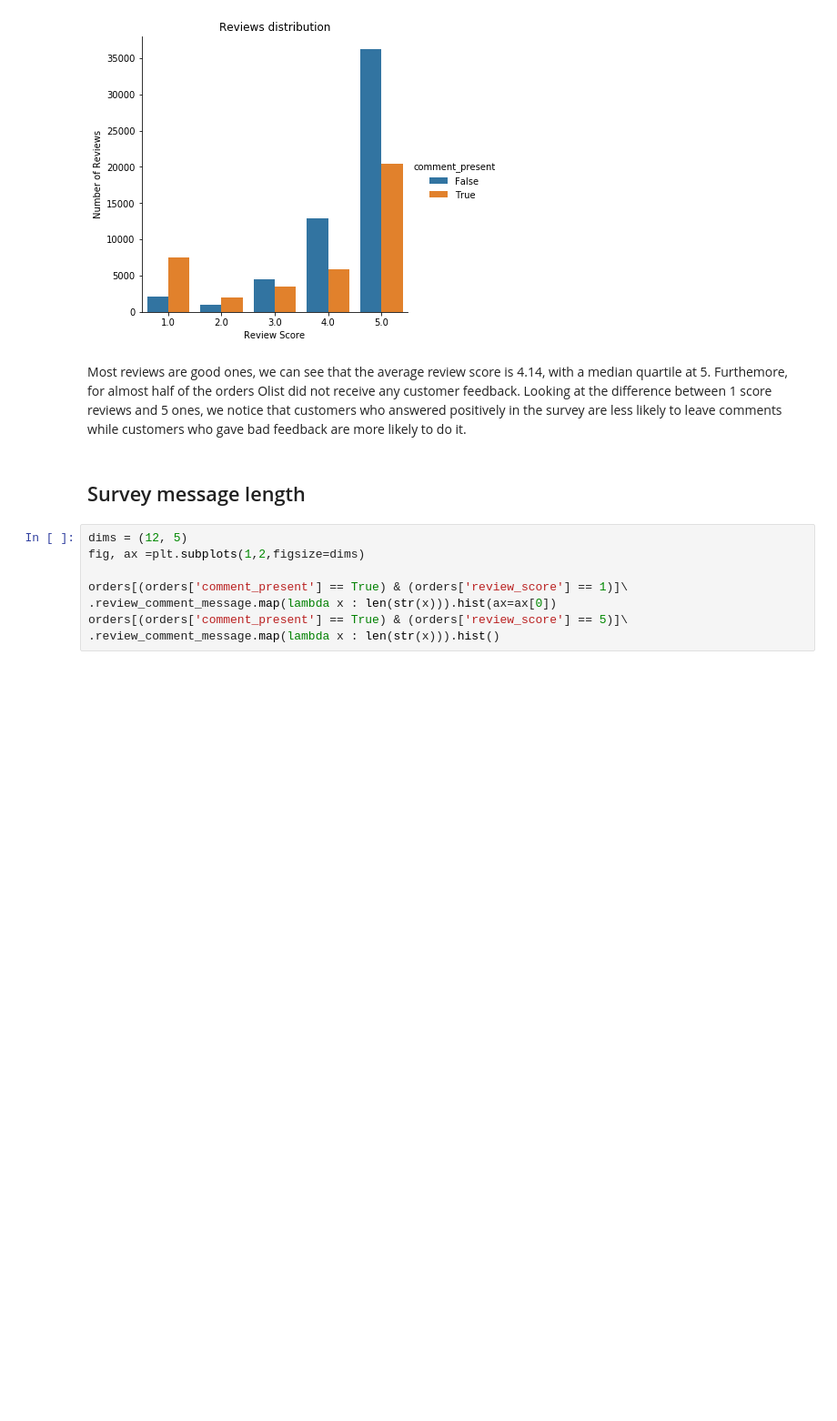
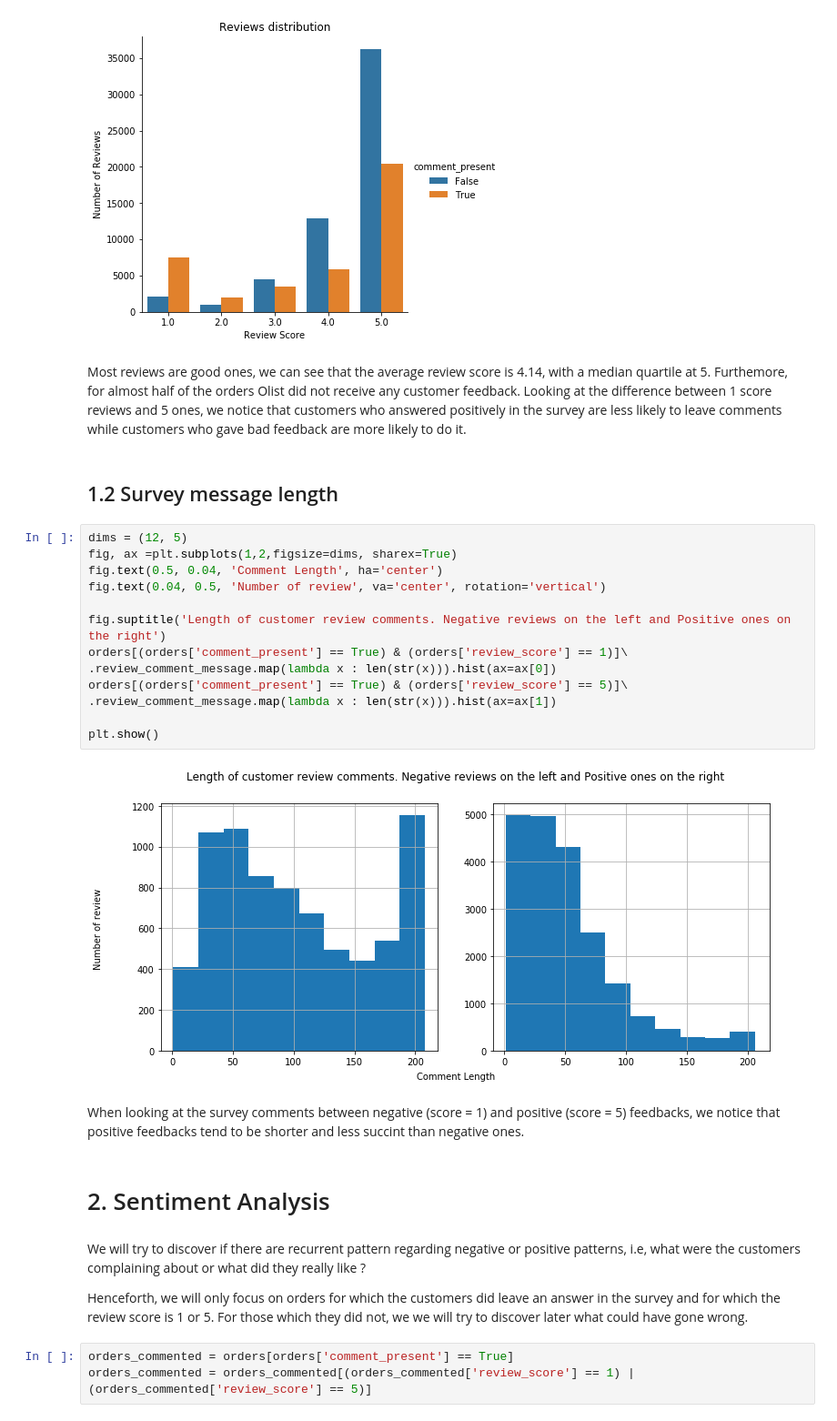
Before and after one commit to Mortiniera/brazilian-e-commerce, a Jupyter notebook: Final_Code/Customer_Sentiment_Analysis.ipynb, the cells around one changed output. Shown at 91% size. Cells and saved outputs as stored; diff of their text form; blank space fills up the shorter version.

Commit message:
Cleaned Sentiment Analysis

```diff
--- a/Final_Code/Customer_Sentiment_Analysis.ipynb
+++ b/Final_Code/Customer_Sentiment_Analysis.ipynb
@@ -42,12 +40,30 @@ sns.catplot(x='review_score', kind='count', data=orders, hue='comment_present')\
 # %% [markdown]
 Most reviews are good ones, we can see that the average review score is 4.14, with a median quartile at 5. Furthemore, for almost half of the orders Olist did not receive any customer feedback. Looking at the difference between 1 score reviews and 5 ones, we notice that customers who answered positively in the survey are less likely to leave comments while customers who gave bad feedback are more likely to do it.
 # %% [markdown]
-## Survey message length
+## 1.2 Survey message length
 # %%
 dims = (12, 5)
-fig, ax =plt.subplots(1,2,figsize=dims)
+fig, ax =plt.subplots(1,2,figsize=dims, sharex=True)
+fig.text(0.5, 0.04, 'Comment Length', ha='center')
+fig.text(0.04, 0.5, 'Number of review', va='center', rotation='vertical')
 
+fig.suptitle('Length of customer review comments. Negative reviews on the left and Positive ones on the right')
 orders[(orders['comment_present'] == True) & (orders['review_score'] == 1)]\
 .review_comment_message.map(lambda x : len(str(x))).hist(ax=ax[0])
 orders[(orders['comment_present'] == True) & (orders['review_score'] == 5)]\
-.review_comment_message.map(lambda x : len(str(x))).hist()
+.review_comment_message.map(lambda x : len(str(x))).hist(ax=ax[1])
+
+plt.show()
+# %% [output]
+[figure, added]
+# %% [markdown]
+When looking at the survey comments between negative (score = 1) and positive (score = 5) feedbacks, we notice that positive feedbacks tend to be shorter and less succint than negative ones.
+# %% [markdown]
+# 2. Sentiment Analysis
+# %% [markdown]
+We will try to discover if there are recurrent pattern regarding negative or positive patterns, i.e, what were the customers complaining about or what did they really like ?
+
+Henceforth, we will only focus on orders for which the customers did leave an answer in the survey and for which the review score is 1 or 5. For those which they did not, we we will try to discover later what could have gone wrong.
+# %%
+orders_commented = orders[orders['comment_present'] == True]
+orders_commented = orders_commented[(orders_commented['review_score'] == 1) | (orders_commented['review_score'] == 5)]
```
Also changed, not shown: parts of 33 cells of this notebook, 1 other file.
